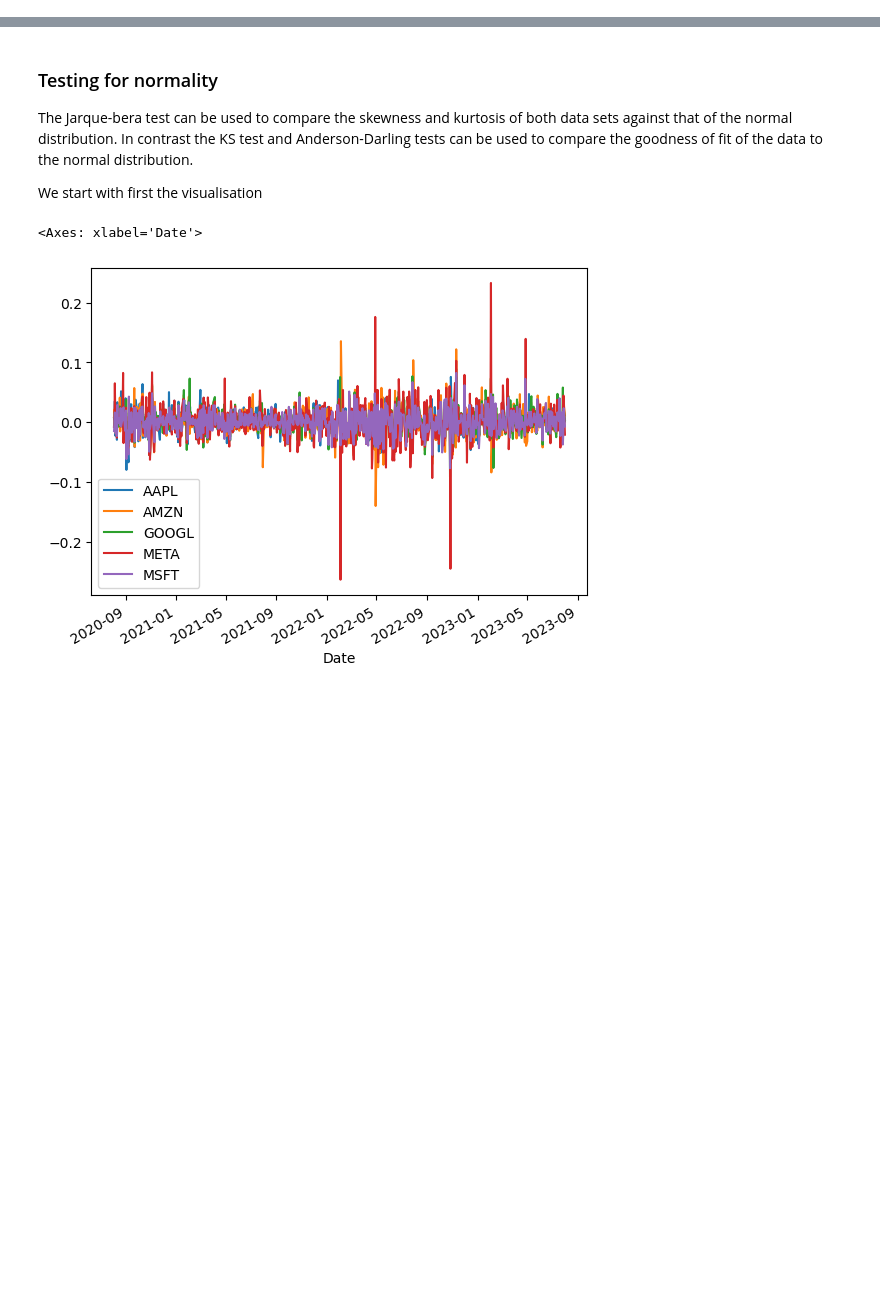
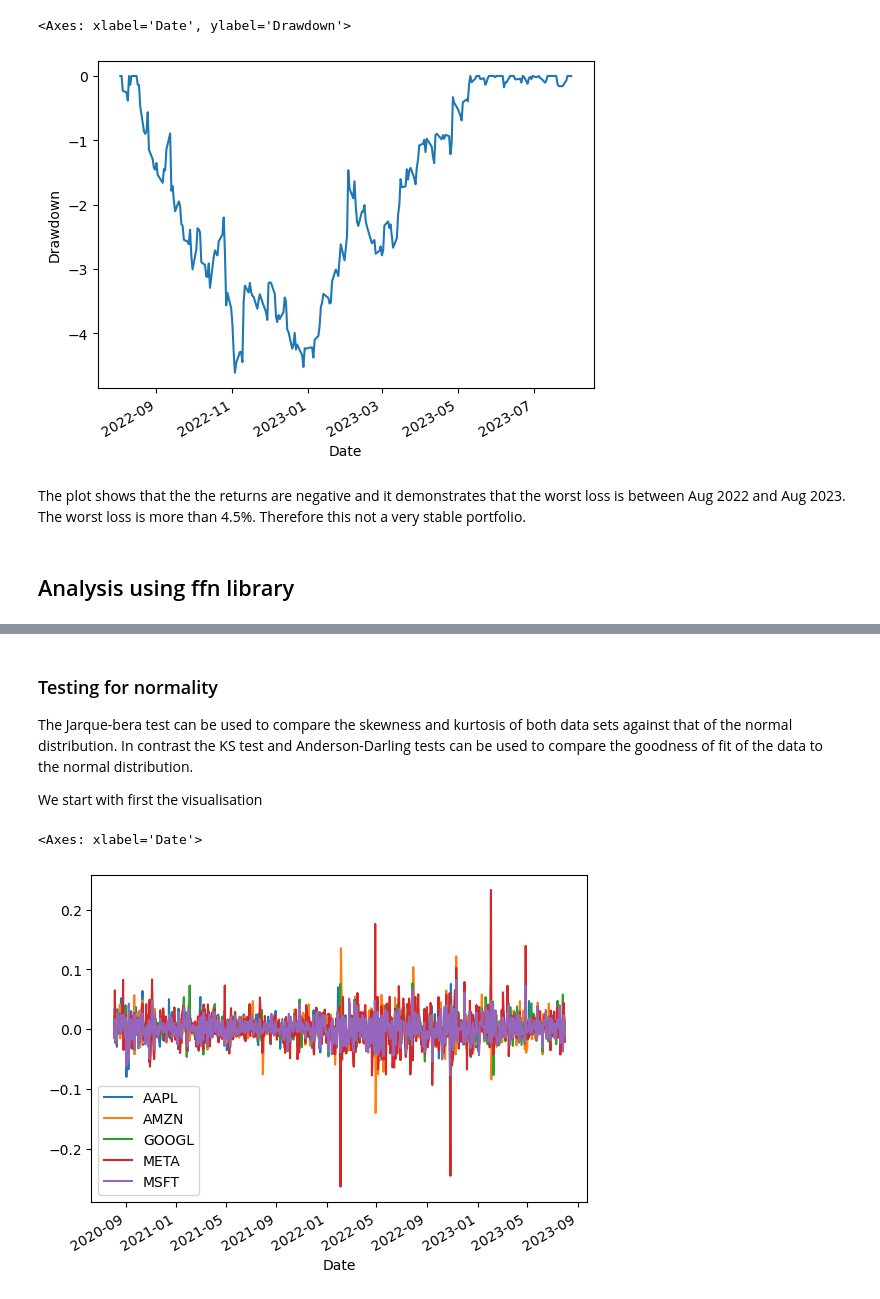
Before and after one commit to ansingh16/risk-management, a Jupyter notebook: VAR.ipynb, the cells around one changed output, grey strips where cells are left out. Cells and saved outputs as stored; diff of their text form; code cells hidden in the pictures; blank space fills up the shorter version.

```diff
--- a/VAR.ipynb
+++ b/VAR.ipynb
@@ -0,0 +163,17 @@
+# %%
+# get the runnning maxima
+
+running_maximum = np.maximum.accumulate(cummulative_returns)
+running_maximum = running_maximum[running_maximum < 1]
+# %%
+portfolio_drawdown = (cummulative_returns)/running_maximum - 1
+# %%
+portfolio_drawdown.plot(ylabel='Drawdown')
+# %% [output]
+<Axes: xlabel='Date', ylabel='Drawdown'>
+[figure, added]
+# %% [markdown]
+The plot shows that the the returns are negative and it demonstrates that the worst loss is between Aug 2022 and
+Aug 2023. The worst loss is more than 4.5%. Therefore this not a very stable portfolio.
+# %% [markdown]
+## Analysis using ffn library
```
Also changed, not shown: parts of 25 cells of this notebook, 1 other file.
